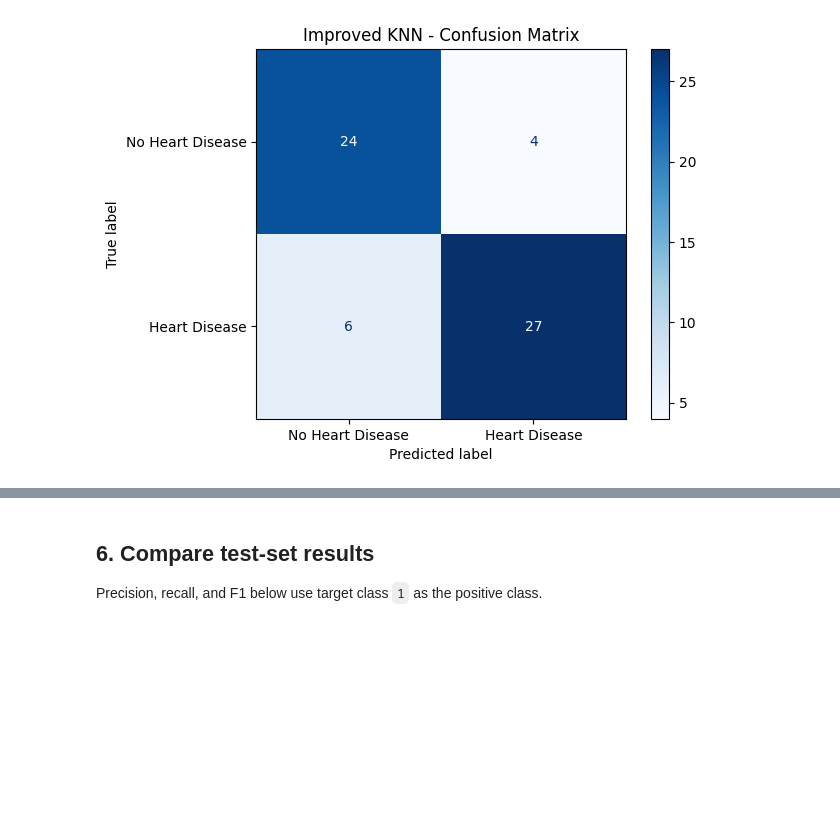
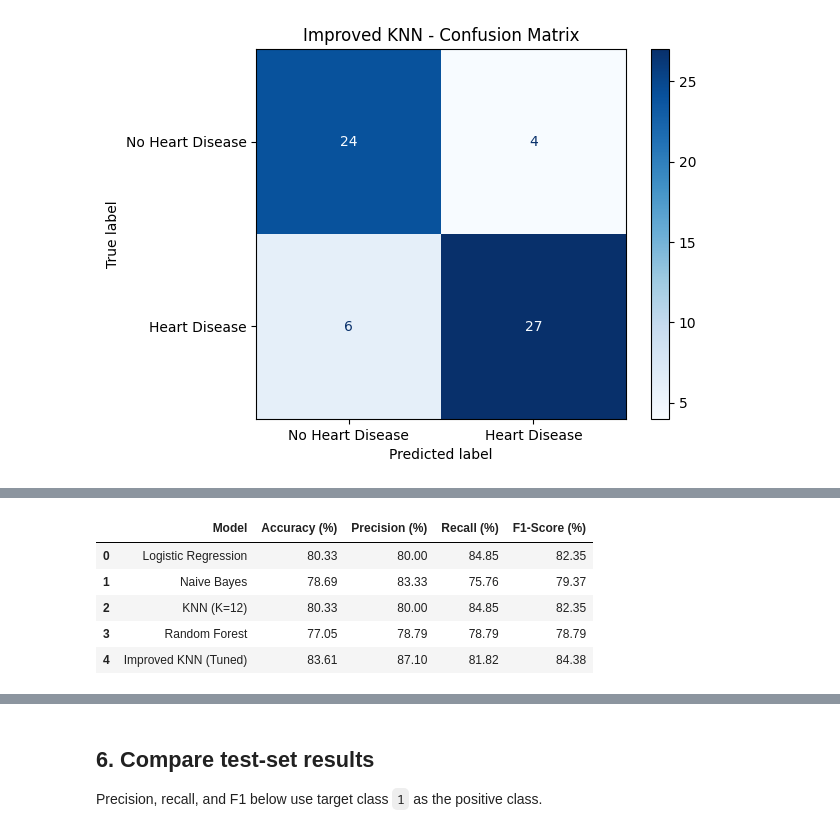
Before and after one commit to sakshi66-707/heart-disease-prediction-ml, a Jupyter notebook: Heart_Disease_Prediction_GitHub.ipynb, the cells around one changed output, grey strips where cells are left out. Cells and saved outputs as stored; diff of their text form; code cells hidden in the pictures; blank space fills up the shorter version.

```diff
--- a/Heart_Disease_Prediction_GitHub.ipynb
+++ b/Heart_Disease_Prediction_GitHub.ipynb
@@ -183,0 +201,29 @@ weighted avg      0.838     0.836     0.836        61
+# %%
+
+from sklearn.metrics import accuracy_score, precision_score, recall_score, f1_score
+import pandas as pd
+
+all_models = {**models, "Improved KNN (Tuned)": knn_search}
+
+metrics_results = []
+
+for name, model in all_models.items():
+    y_pred = model.predict(X_test)
+
+    metrics_results.append({
+        "Model": name,
+        "Accuracy (%)": round(accuracy_score(y_test, y_pred) * 100, 2),
+        "Precision (%)": round(precision_score(y_test, y_pred, pos_label=1, zero_division=0) * 100, 2),
+        "Recall (%)": round(recall_score(y_test, y_pred, pos_label=1, zero_division=0) * 100, 2),
+        "F1-Score (%)": round(f1_score(y_test, y_pred, pos_label=1, zero_division=0) * 100, 2)
+    })
+
+metrics_df = pd.DataFrame(metrics_results)
+display(metrics_df)
+# %% [output]
+|  | Model | Accuracy (%) | Precision (%) | Recall (%) | F1-Score (%) |
+| 0 | Logistic Regression | 80.33 | 80.00 | 84.85 | 82.35 |
+| 1 | Naive Bayes | 78.69 | 83.33 | 75.76 | 79.37 |
+| 2 | KNN (K=12) | 80.33 | 80.00 | 84.85 | 82.35 |
+| 3 | Random Forest | 77.05 | 78.79 | 78.79 | 78.79 |
+| 4 | Improved KNN (Tuned) | 83.61 | 87.10 | 81.82 | 84.38 |
```
Also changed, not shown: parts of 3 cells of this notebook.
